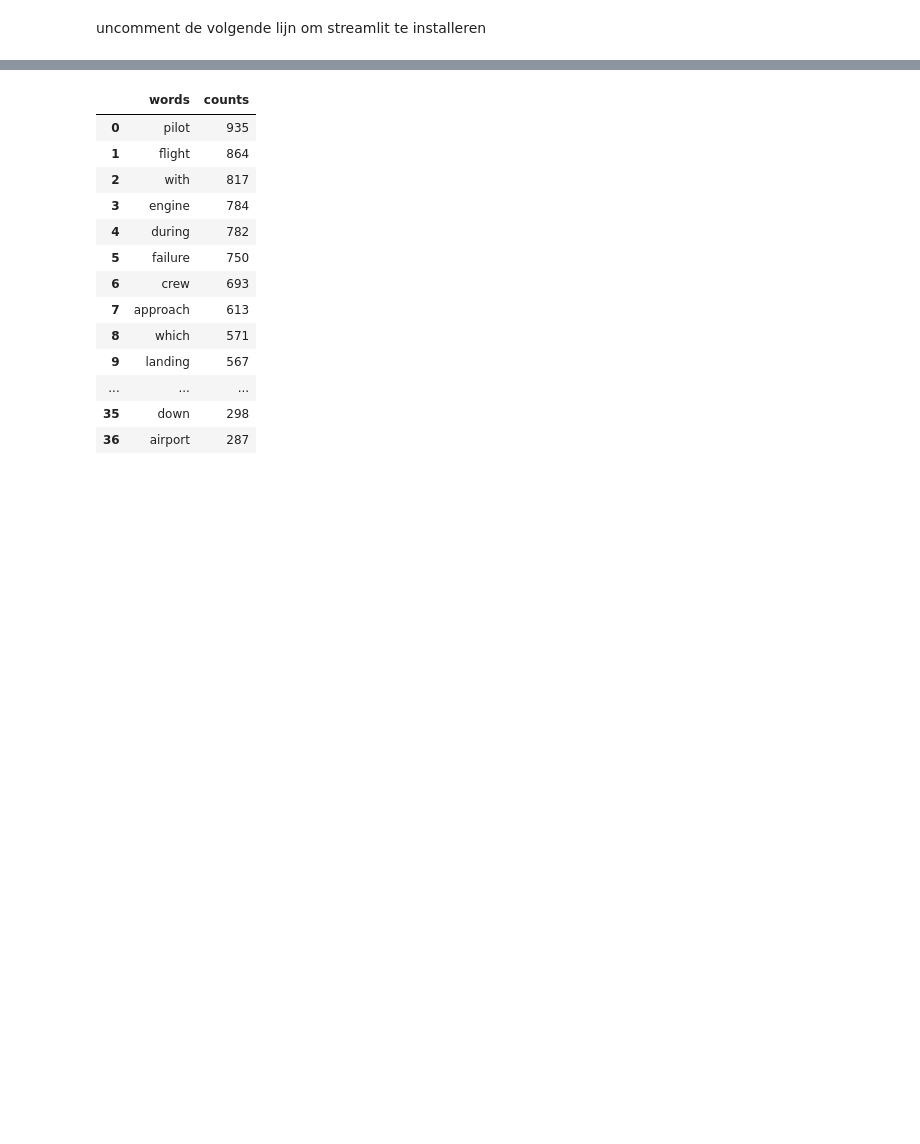
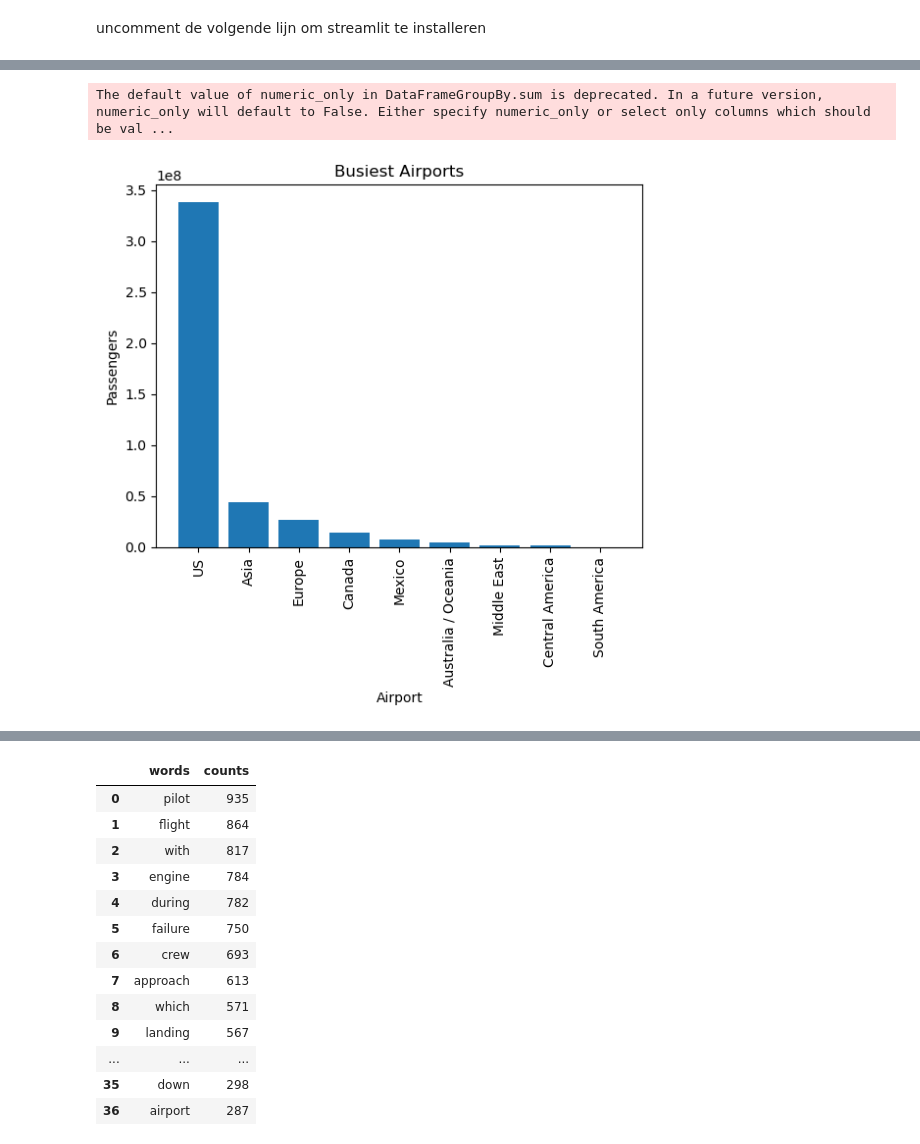
Before and after one commit to Stemt/DS-groep-6, a Jupyter notebook: Case-2/case_2.ipynb, the cells around one changed output, grey strips where cells are left out. Saved outputs shown, nothing was run; the diff lists cells and outputs as text; code cells hidden in the pictures; blank space fills up the shorter version.

```diff
--- a/Case-2/case_2.ipynb
+++ b/Case-2/case_2.ipynb
@@ -26,0 +56,12 @@ for file in files:
+# %%
+busiest_airports = Air_Traffic.groupby('GEO Region').sum()['Passenger Count'].sort_values(ascending=False)[:10]
+
+plt.bar(busiest_airports.index, busiest_airports.values)
+plt.xticks(rotation=90)
+plt.xlabel('Airport')
+plt.ylabel('Passengers')
+plt.title('Busiest Airports')
+plt.show()
+# %% [output]
+The default value of numeric_only in DataFrameGroupBy.sum is deprecated. In a future version, numeric_only will default to False. Either specify numeric_only or select only columns which should be val ...
+[figure, added]
```
Also changed, not shown: parts of 8 cells of this notebook, 1 other file.
